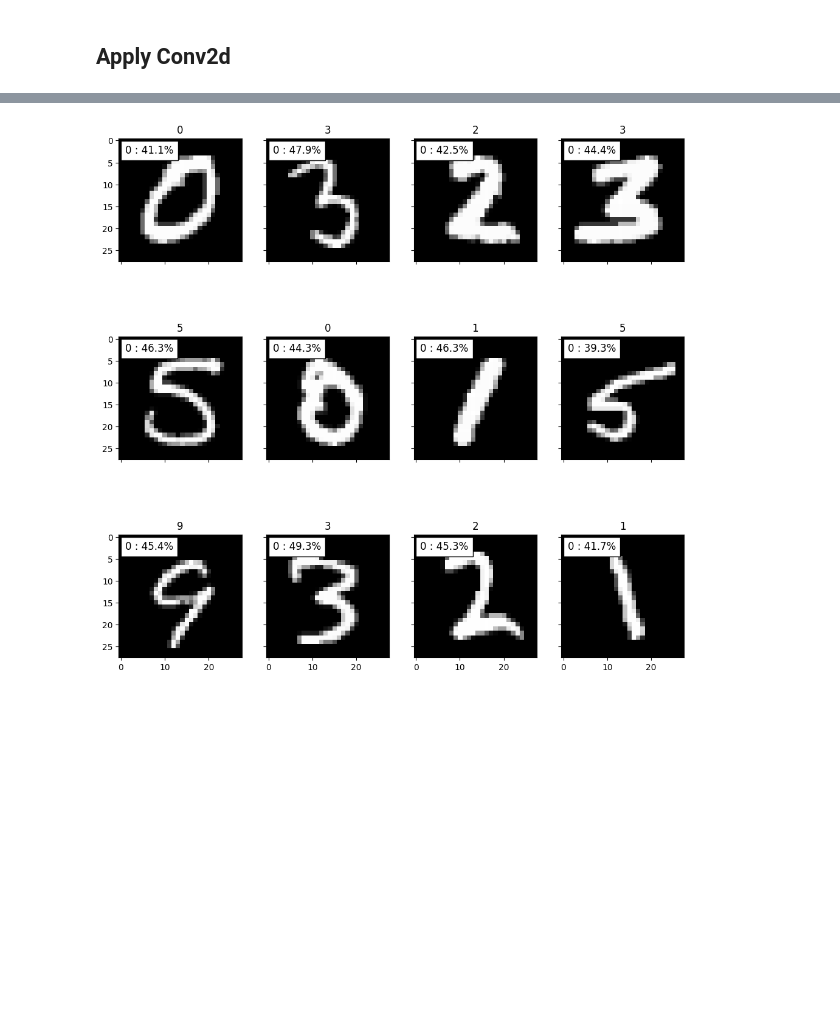
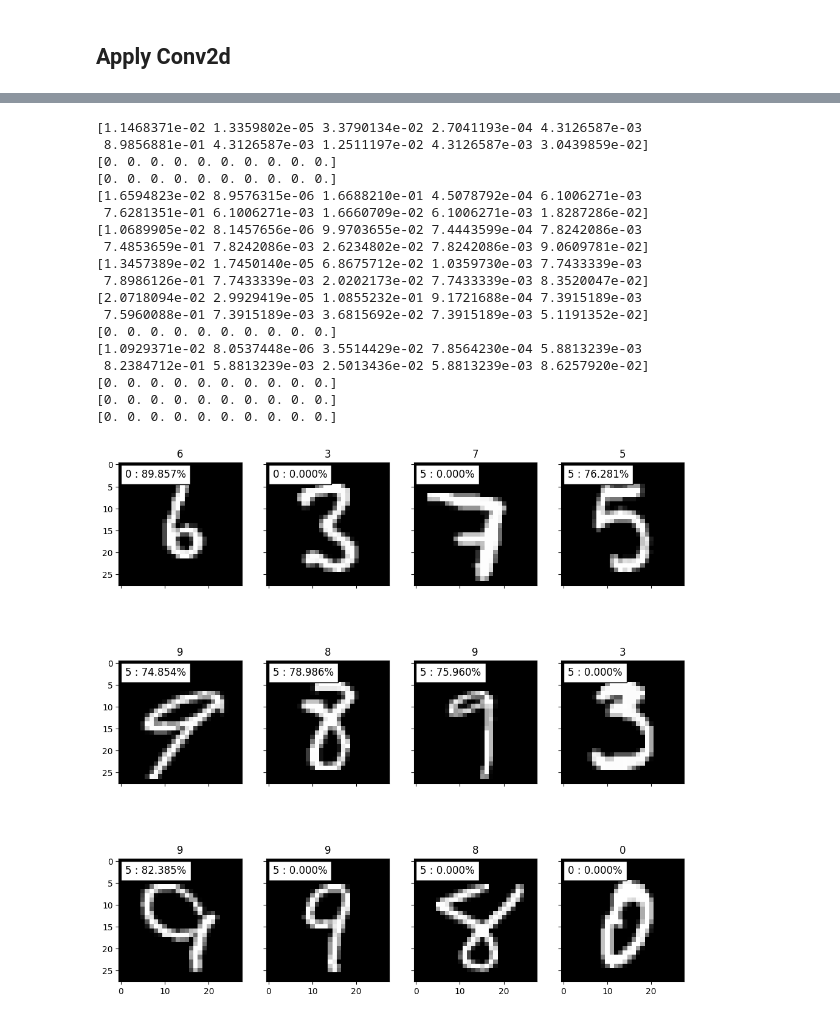
Before and after one commit to PHILIPP111007/ML, a Jupyter notebook: phils_model/main.ipynb, the cells around one changed output, grey strips where cells are left out. Saved outputs shown, nothing was run; the diff lists cells and outputs as text; code cells hidden in the pictures; blank space fills up the shorter version.

```diff
--- a/phils_model/main.ipynb
+++ b/phils_model/main.ipynb
@@ -1030,8 +1025,6 @@ def imshow(inp, title=None, plt_ax=plt):
     plt_ax.grid(False)
 
 
-predictions_predict_proba = model.predict(X_val, predict_proba=True)
-
 fig, ax = plt.subplots(nrows=3, ncols=4, figsize=(12, 12), sharey=True, sharex=True)
 for fig_x in ax.flatten():
     random_characters = int(np.random.uniform(0, len(val_dataset)))
@@ -1039,15 +1032,15 @@ for fig_x in ax.flatten():
 
     imshow(im_val[0], title=label, plt_ax=fig_x)
 
-    predicted_label = predictions[random_characters]
-    prob_pred = predictions_predict_proba[random_characters]
+    predicted_label = model.predict_one(im_val)
 
-    predicted_proba = np.max(prob_pred)
+    predicted_proba = model.predict_one(im_val, predict_proba=True)
+    predicted_proba = np.max(predicted_proba)
     predicted_proba *= 100
 
     predicted_text = "{} : {:.1f}%".format(predicted_label, predicted_proba)
 
-    fig_x.text(1, 1, predicted_text, horizontalalignment='left', verticalalignment='top',fontsize=12, color='black', bbox=dict(facecolor='white', edgecolor='black', pad=5))
+    fig_x.text(1, 1, predicted_text, horizontalalignment='left', verticalalignment='top', fontsize=12, color='black', bbox=dict(facecolor='white', edgecolor='black', pad=5))
 # %% [output]
 [figure]
 # %% [markdown]
@@ -1176,24 +1169,22 @@ def imshow(inp, title=None, plt_ax=plt):
     plt_ax.grid(False)
 
 
-predictions_predict_proba = model.predict(X_val, predict_proba=True)
-
 fig, ax = plt.subplots(nrows=3, ncols=4, figsize=(12, 12), sharey=True, sharex=True)
 for fig_x in ax.flatten():
     random_characters = int(np.random.uniform(0, len(val_dataset)))
     im_val, label = val_dataset[random_characters]
 
-    imshow(im_val, title=label, plt_ax=fig_x)
+    imshow(im_val[0], title=label, plt_ax=fig_x)
 
-    predicted_label = predictions[random_characters]
-    prob_pred = predictions_predict_proba[random_characters]
+    predicted_label = model.predict_one(im_val)
 
-    predicted_proba = np.max(prob_pred)
+    predicted_proba = model.predict_one(im_val, predict_proba=True)
+    predicted_proba = np.max(predicted_proba)
     predicted_proba *= 100
 
     predicted_text = "{} : {:.1f}%".format(predicted_label, predicted_proba)
 
-    fig_x.text(1, 1, predicted_text, horizontalalignment='left', verticalalignment='top',fontsize=12, color='black', bbox=dict(facecolor='white', edgecolor='black', pad=5))
+    fig_x.text(1, 1, predicted_text, horizontalalignment='left', verticalalignment='top', fontsize=12, color='black', bbox=dict(facecolor='white', edgecolor='black', pad=5))
 # %% [output]
 [figure]
 # %% [markdown]
@@ -1256,30 +1247,47 @@ accuracy_score(y_true=y_val, y_pred=predictions) * 100
 # %%
 def imshow(inp, title=None, plt_ax=plt):
     """Imshow для тензоров"""
     plt_ax.imshow(inp.reshape(28,28), cmap='gray')
 
     if title is not None:
         plt_ax.set_title(title)
     plt_ax.grid(False)
 
 
-predictions_predict_proba = model.predict(X_val, predict_proba=True)
-
 fig, ax = plt.subplots(nrows=3, ncols=4, figsize=(12, 12), sharey=True, sharex=True)
 for fig_x in ax.flatten():
     random_characters = int(np.random.uniform(0, len(val_dataset)))
     im_val, label = val_dataset[random_characters]
 
-    imshow(im_val, title=label, plt_ax=fig_x)
+    imshow(im_val[0], title=label, plt_ax=fig_x)
 
-    predicted_label = predictions[random_characters]
-    prob_pred = predictions_predict_proba[random_characters]
+    predicted_label = model.predict_one(im_val)
 
-    predicted_proba = np.max(prob_pred)
+    predicted_proba = model.predict_one(im_val, predict_proba=True)
+    print(predicted_proba)
+    predicted_proba = np.max(predicted_proba)
     predicted_proba *= 100
 
-    predicted_text = "{} : {:.1f}%".format(predicted_label, predicted_proba)
+    predicted_text = "{} : {:.3f}%".format(predicted_label, predicted_proba)
 
-    fig_x.text(1, 1, predicted_text, horizontalalignment='left', verticalalignment='top',fontsize=12, color='black', bbox=dict(facecolor='white', edgecolor='black', pad=5))
+    fig_x.text(1, 1, predicted_text, horizontalalignment='left', verticalalignment='top', fontsize=12, color='black', bbox=dict(facecolor='white', edgecolor='black', pad=5))
 # %% [output]
+[1.1468371e-02 1.3359802e-05 3.3790134e-02 2.7041193e-04 4.3126587e-03
+ 8.9856881e-01 4.3126587e-03 1.2511197e-02 4.3126587e-03 3.0439859e-02]
+[0. 0. 0. 0. 0. 0. 0. 0. 0. 0.]
+[0. 0. 0. 0. 0. 0. 0. 0. 0. 0.]
+[1.6594823e-02 8.9576315e-06 1.6688210e-01 4.5078792e-04 6.1006271e-03
+ 7.6281351e-01 6.1006271e-03 1.6660709e-02 6.1006271e-03 1.8287286e-02]
+[1.0689905e-02 8.1457656e-06 9.9703655e-02 7.4443599e-04 7.8242086e-03
+ 7.4853659e-01 7.8242086e-03 2.6234802e-02 7.8242086e-03 9.0609781e-02]
+[1.3457389e-02 1.7450140e-05 6.8675712e-02 1.0359730e-03 7.7433339e-03
+ 7.8986126e-01 7.7433339e-03 2.0202173e-02 7.7433339e-03 8.3520047e-02]
+[2.0718094e-02 2.9929419e-05 1.0855232e-01 9.1721688e-04 7.3915189e-03
+ 7.5960088e-01 7.3915189e-03 3.6815692e-02 7.3915189e-03 5.1191352e-02]
+[0. 0. 0. 0. 0. 0. 0. 0. 0. 0.]
+[1.0929371e-02 8.0537448e-06 3.5514429e-02 7.8564230e-04 5.8813239e-03
+ 8.2384712e-01 5.8813239e-03 2.5013436e-02 5.8813239e-03 8.6257920e-02]
+[0. 0. 0. 0. 0. 0. 0. 0. 0. 0.]
+[0. 0. 0. 0. 0. 0. 0. 0. 0. 0.]
+[0. 0. 0. 0. 0. 0. 0. 0. 0. 0.]
-[figure, old version]
+[figure, new version]
```
Also changed, not shown: parts of 3 cells of this notebook.
